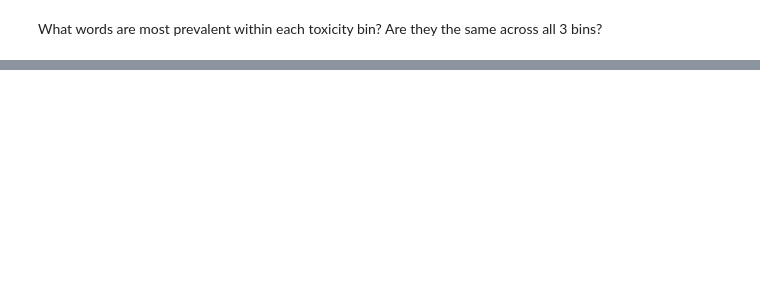
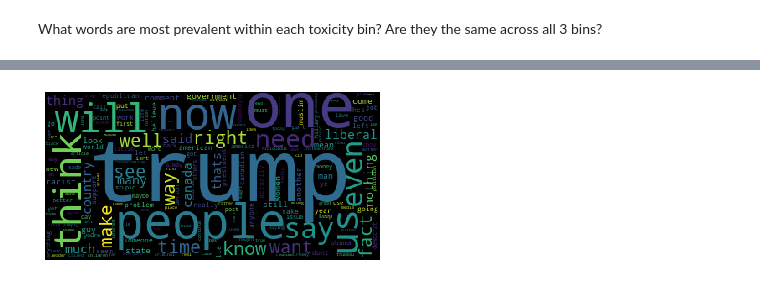
Before and after one commit to Esavoye/Data_Science_Career_Track, a Jupyter notebook: Capstone_1/Code/Capstone_1_EDA.ipynb, the cells around one changed output, grey strips where cells are left out. Saved outputs shown, nothing was run; the diff lists cells and outputs as text; code cells hidden in the pictures; blank space fills up the shorter version.

```diff
--- a/Capstone_1/Code/Capstone_1_EDA.ipynb
+++ b/Capstone_1/Code/Capstone_1_EDA.ipynb
@@ -592,0 +623,6 @@ unpickled_df.describe()
+# %%
+# Create and generate a word cloud image for each bin:
+wordcloud_neutral = WordCloud().generate(text_neutral)
+plot_wordcloud(wordcloud_neutral)
+# %% [output]
+[figure, added]
```
Also changed, not shown: parts of 24 cells of this notebook, 1 other file.
